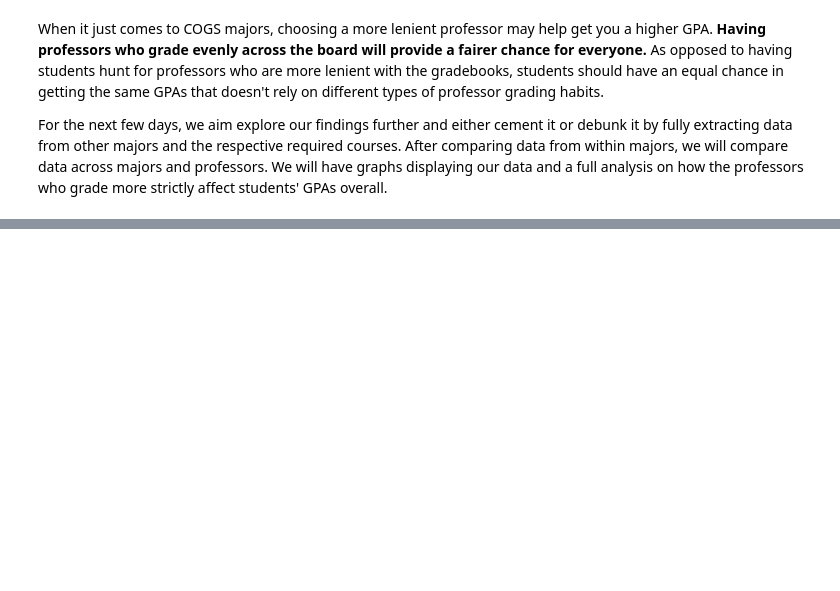
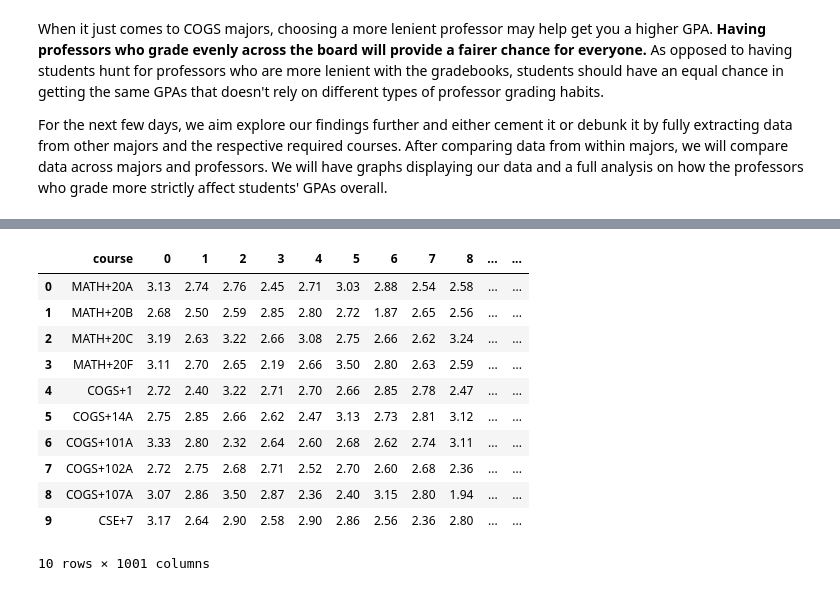
Before and after one commit to TomDonoghue/Pr_026, a Jupyter notebook: Pr_026_HackathonSubmission.ipynb, the cells around one changed output, grey strips where cells are left out. Cells and saved outputs as stored; diff of their text form; code cells hidden in the pictures; blank space fills up the shorter version.

```diff
--- a/Pr_026_HackathonSubmission.ipynb
+++ b/Pr_026_HackathonSubmission.ipynb
@@ -473,0 +560,19 @@ plt.show()
+# %%
+gpaRanStudent2 = pd.DataFrame.from_dict(RanGpaStudents2) #creates dataframe with 1000 random students grade distribution
+gpaRanStudent2 = gpaRanStudent2.transpose() #turns rows into columns
+course = pd.DataFrame({'course': cogsMajor}) #creates dataframe for Cogs courses
+bad_students = pd.concat([course,gpaRanStudent2], axis = 1) # creates dataframe with 1000 random students for Cogs courses
+bad_students
+# %% [output]
+|  | course | 0 | 1 | 2 | 3 | 4 | 5 | 6 | 7 | 8 | ... | ... |
+| 0 | MATH+20A | 3.13 | 2.74 | 2.76 | 2.45 | 2.71 | 3.03 | 2.88 | 2.54 | 2.58 | ... | ... |
+| 1 | MATH+20B | 2.68 | 2.50 | 2.59 | 2.85 | 2.80 | 2.72 | 1.87 | 2.65 | 2.56 | ... | ... |
+| 2 | MATH+20C | 3.19 | 2.63 | 3.22 | 2.66 | 3.08 | 2.75 | 2.66 | 2.62 | 3.24 | ... | ... |
+| 3 | MATH+20F | 3.11 | 2.70 | 2.65 | 2.19 | 2.66 | 3.50 | 2.80 | 2.63 | 2.59 | ... | ... |
+| 4 | COGS+1 | 2.72 | 2.40 | 3.22 | 2.71 | 2.70 | 2.66 | 2.85 | 2.78 | 2.47 | ... | ... |
+| 5 | COGS+14A | 2.75 | 2.85 | 2.66 | 2.62 | 2.47 | 3.13 | 2.73 | 2.81 | 3.12 | ... | ... |
+| 6 | COGS+101A | 3.33 | 2.80 | 2.32 | 2.64 | 2.60 | 2.68 | 2.62 | 2.74 | 3.11 | ... | ... |
+| 7 | COGS+102A | 2.72 | 2.75 | 2.68 | 2.71 | 2.52 | 2.70 | 2.60 | 2.68 | 2.36 | ... | ... |
+| 8 | COGS+107A | 3.07 | 2.86 | 3.50 | 2.87 | 2.36 | 2.40 | 3.15 | 2.80 | 1.94 | ... | ... |
+| 9 | CSE+7 | 3.17 | 2.64 | 2.90 | 2.58 | 2.90 | 2.86 | 2.56 | 2.36 | 2.80 | ... | ... |
+10 rows × 1001 columns
```
Also changed, not shown: parts of 13 cells of this notebook.
